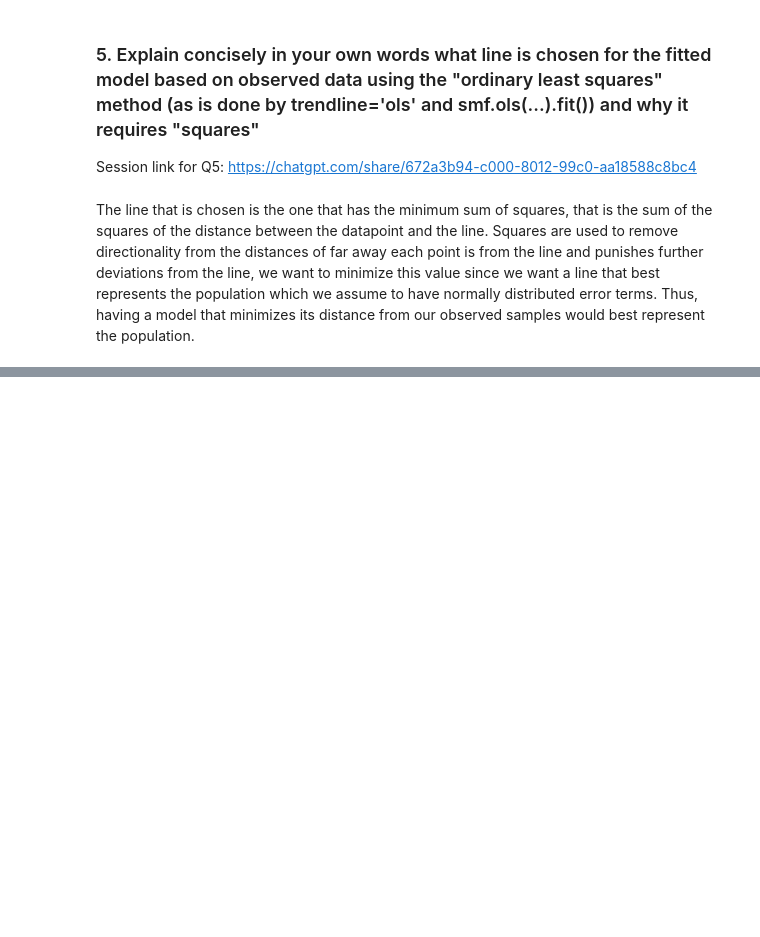
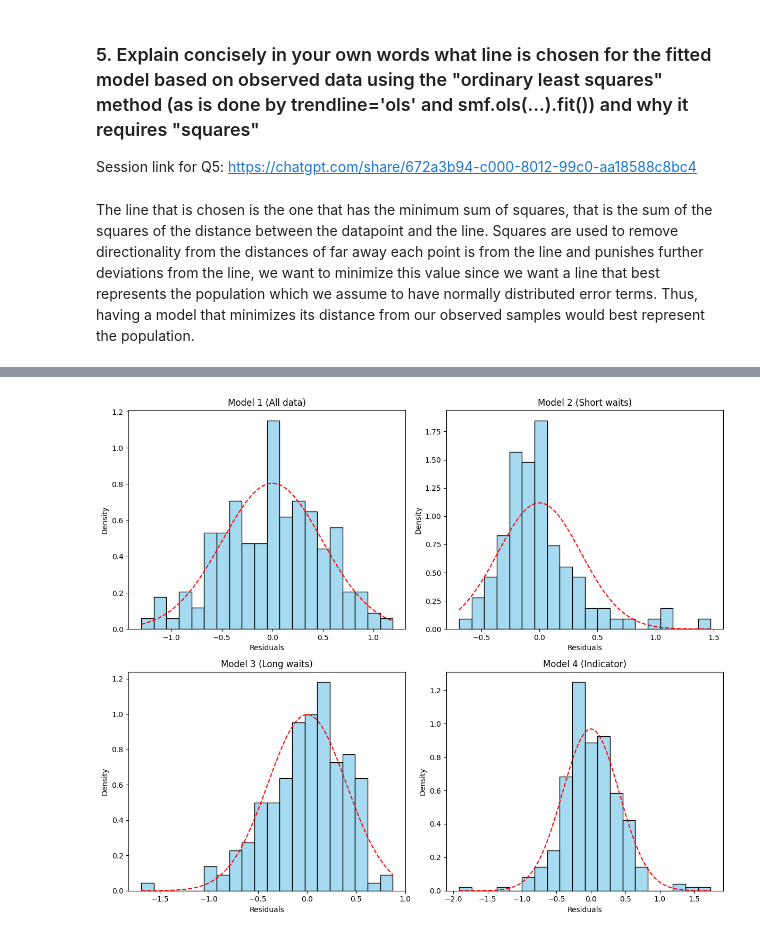
Before and after one commit to KurbyDoo/STA130, a Jupyter notebook: HW/HW 06 - Cayden Wong.ipynb, the cells around one changed output, grey strips where cells are left out. Drawn from its saved outputs; the diff is of its cells as text; code cells hidden in the pictures; blank space fills up the shorter version.

```diff
--- a/HW/HW 06 - Cayden Wong.ipynb
+++ b/HW/HW 06 - Cayden Wong.ipynb
@@ -216,0 +431,18 @@ The line that is chosen is the one that has the minimum sum of squares, that is
+# %%
+sample_size = long_wait.sum()
+observed = original_model.params['waiting']
+number_of_simulations = 10000
+number_as_or_more_extreme = 0
+alpha_significance = 0.05
+observed_simulations = np.zeros(number_of_simulations)
+for i in range(number_of_simulations):
+    old_faithful_simulation = old_faithful[long_wait].copy()
+    old_faithful_simulation['duration'] = 1.65 + 0*old_faithful_simulation.waiting + stats.norm(loc=0, scale=0.37).rvs(size=long_wait.sum())
+    observed_simulations[i] = smf.ols('duration ~ waiting', data=old_faithful_simulation).fit().params['waiting']
+    if abs(observed_simulations[i]) >= abs(observed): # ABS for two sided
+        number_as_or_more_extreme += 1
+
+print(f"Number as or more extreme than observed: {number_as_or_more_extreme}\np-value: {number_as_or_more_extreme / number_of_simulations :.5f}")
+print(f"{number_as_or_more_extreme / number_of_simulations} <= {alpha_significance}, we can reject the null hypothesis")
+fig = px.histogram(observed_simulations)
+fig.show()
@@ -216,0 +522,42 @@ The line that is chosen is the one that has the minimum sum of squares, that is
+# %%
+import statsmodels.formula.api as smf
+import matplotlib.pyplot as plt
+import seaborn as sns
+import numpy as np
+from scipy.stats import norm
+
+# Define models
+model1 = smf.ols('duration ~ waiting', data=old_faithful).fit()
+model2 = smf.ols('duration ~ waiting', data=old_faithful[old_faithful['waiting'] < 68]).fit()
+model3 = smf.ols('duration ~ waiting', data=old_faithful[old_faithful['waiting'] >= 68]).fit()
+model4 = smf.ols('duration ~ C(kind, Treatment(reference="short"))', data=old_faithful).fit()
+
+# Collect residuals
+residuals = [model1.resid, model2.resid, model3.resid, model4.resid]
+titles = ["Model 1 (All data)", "Model 2 (Short waits)", "Model 3 (Long waits)", "Model 4 (Indicator)"]
+
+# Create 2x2 plot
+fig, axs = plt.subplots(2, 2, figsize=(12, 10))
+
+for i, ax in enumerate(axs.ravel()):
+    # Histogram of residuals
+    sns.histplot(residuals[i], kde=False, bins=20, color='skyblue', ax=ax, stat="density")
+
+    # Calculate mean and standard deviation
+    mean_resid = residuals[i].mean()
+    std_resid = residuals[i].std()
+
+    # Overlay normal distribution
+    x_vals = np.linspace(residuals[i].min(), residuals[i].max(), 100)
+    normal_dist = norm.pdf(x_vals, mean_resid, std_resid)
+    ax.plot(x_vals, normal_dist, color='red', linestyle='--')
+
+    # Titles and labels
+    ax.set_title(titles[i])
+    ax.set_xlabel("Residuals")
+    ax.set_ylabel("Density")
+
+plt.tight_layout()
+plt.show()
+# %% [output]
+[figure, added]
```
Also changed, not shown: parts of 36 cells of this notebook, 4 other files.
